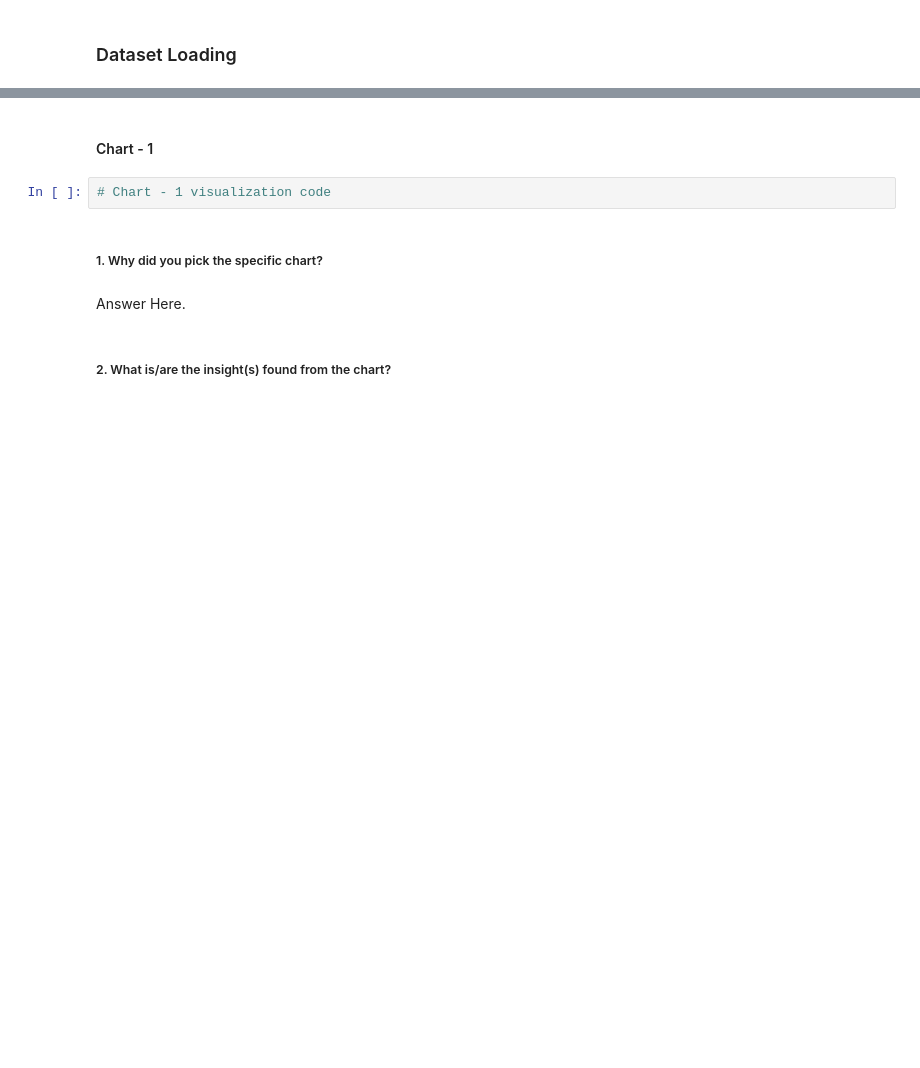
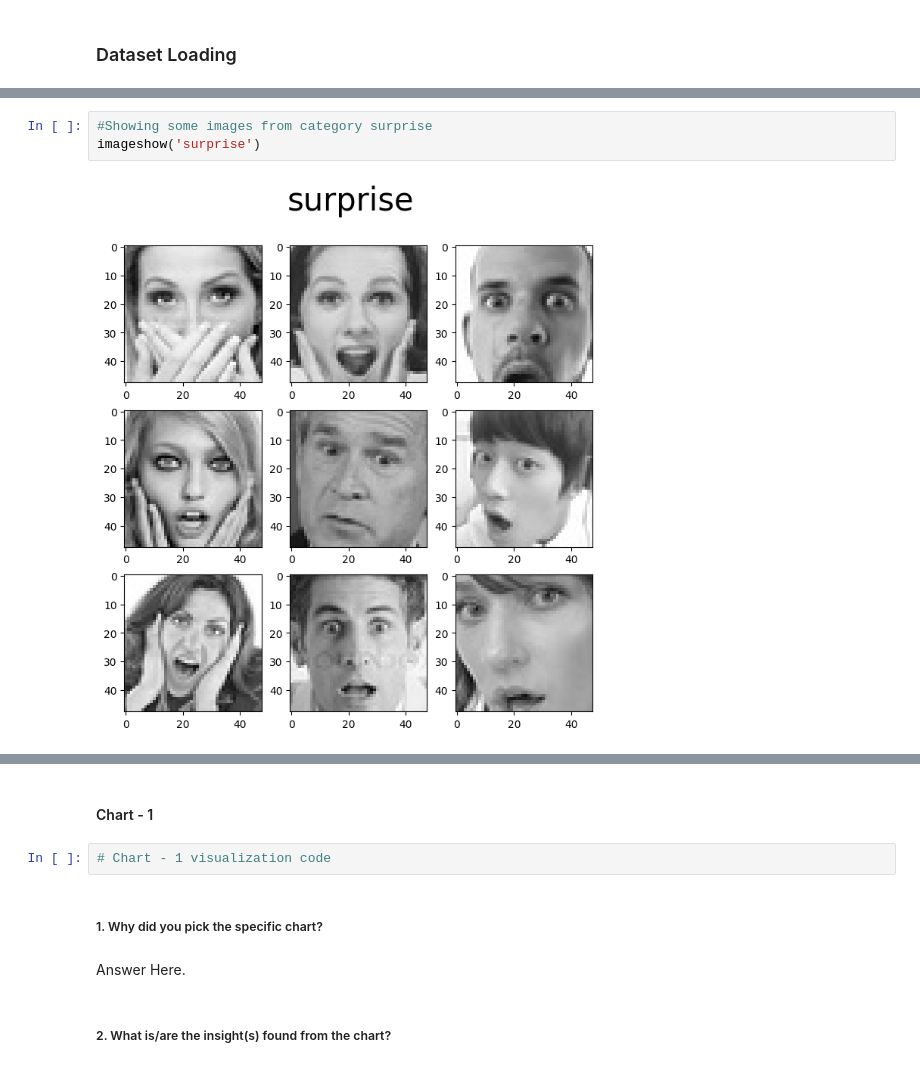
Before and after one commit to Ayushx29/DeepFER-Facial-Emotion-Recognition-Using-Deep-Learning, a Jupyter notebook: DeepFER_Facial_Emotion_Recognition_Using_Deep_Learning.ipynb, the cells around one changed output, grey strips where cells are left out. Cells and saved outputs as stored; diff of their text form; blank space fills up the shorter version.

```diff
--- a/DeepFER_Facial_Emotion_Recognition_Using_Deep_Learning.ipynb
+++ b/DeepFER_Facial_Emotion_Recognition_Using_Deep_Learning.ipynb
@@ -148,0 +197,5 @@ Answer Here.
+# %%
+#Showing some images from category surprise
+imageshow('surprise')
+# %% [output]
+[figure, added]
```
Also changed, not shown: parts of 52 cells of this notebook.
